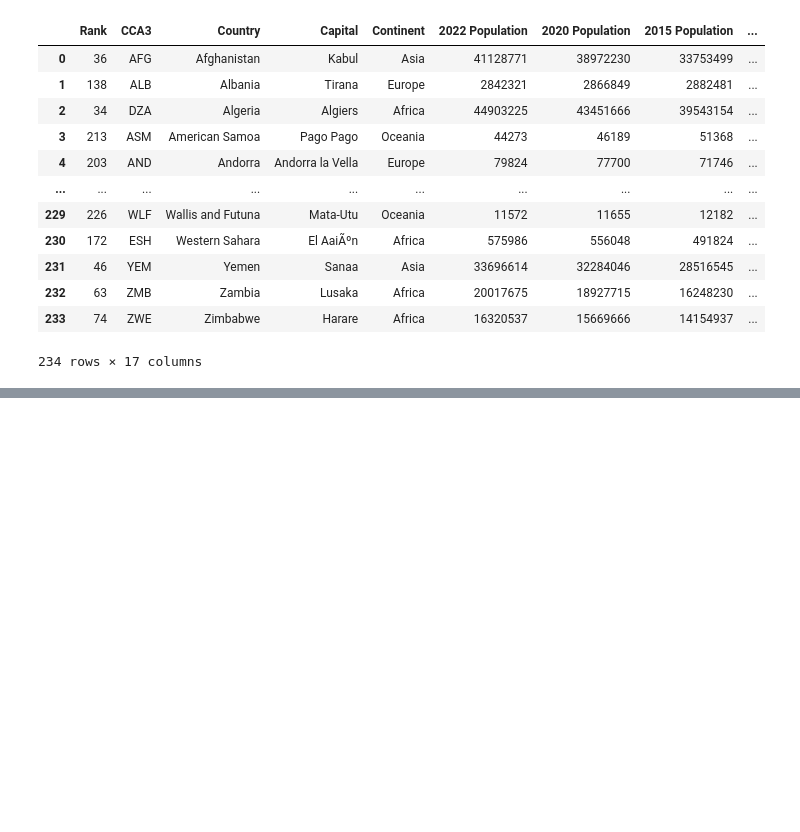
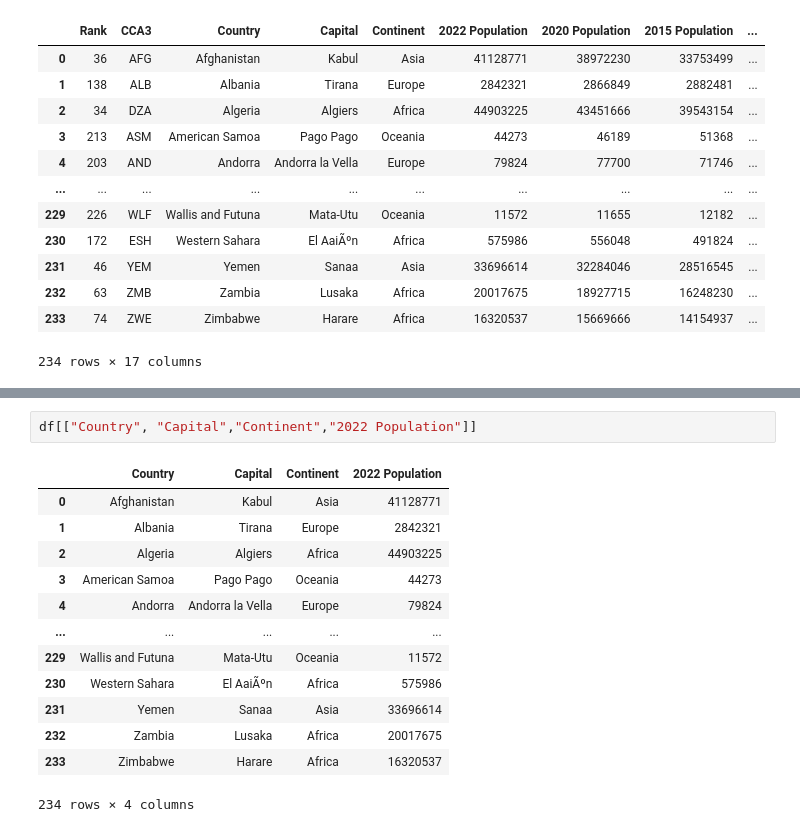
Before and after one commit to kazrkb/pandas-for-data-analytics, a Jupyter notebook: Reading Files Using Pandas.ipynb, the cells around one changed output, grey strips where cells are left out. Drawn from its saved outputs; the diff is of its cells as text; blank space fills up the shorter version.

```diff
--- a/Reading Files Using Pandas.ipynb
+++ b/Reading Files Using Pandas.ipynb
@@ -100,0 +153,16 @@ df
+# %%
+df[["Country", "Capital","Continent","2022 Population"]]
+# %% [output]
+|  | Country | Capital | Continent | 2022 Population |
+| 0 | Afghanistan | Kabul | Asia | 41128771 |
+| 1 | Albania | Tirana | Europe | 2842321 |
+| 2 | Algeria | Algiers | Africa | 44903225 |
+| 3 | American Samoa | Pago Pago | Oceania | 44273 |
+| 4 | Andorra | Andorra la Vella | Europe | 79824 |
+| ... | ... | ... | ... | ... |
+| 229 | Wallis and Futuna | Mata-Utu | Oceania | 11572 |
+| 230 | Western Sahara | El AaiÃºn | Africa | 575986 |
+| 231 | Yemen | Sanaa | Asia | 33696614 |
+| 232 | Zambia | Lusaka | Africa | 20017675 |
+| 233 | Zimbabwe | Harare | Africa | 16320537 |
+234 rows × 4 columns
```
Also changed, not shown: parts of 6 cells of this notebook.
